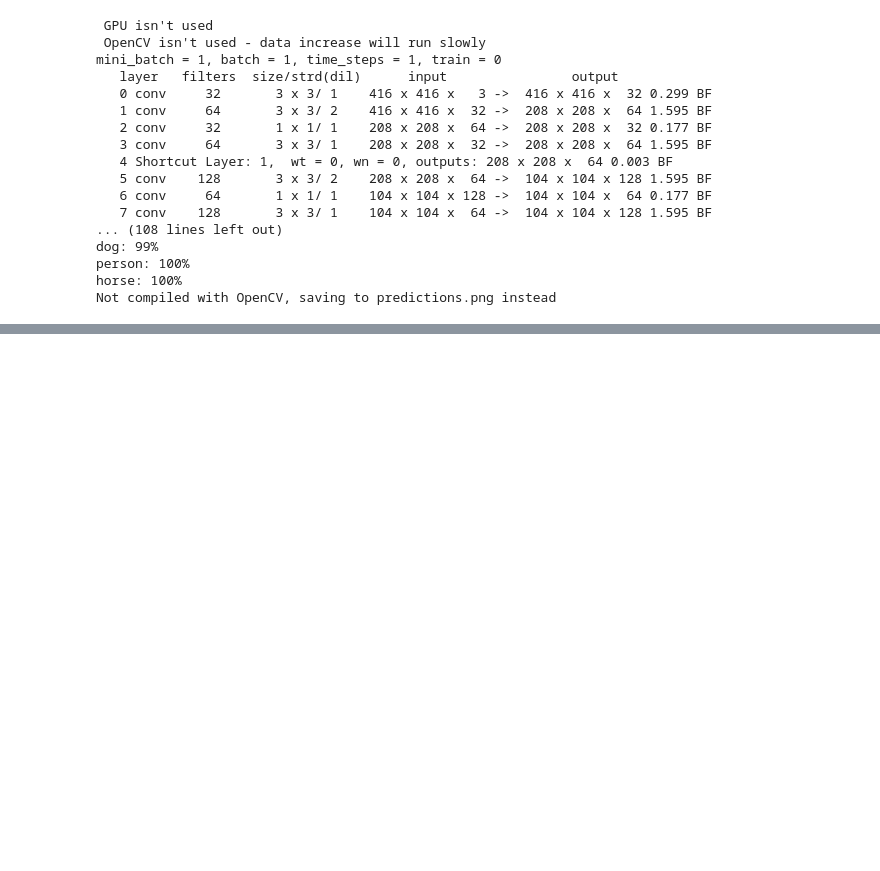
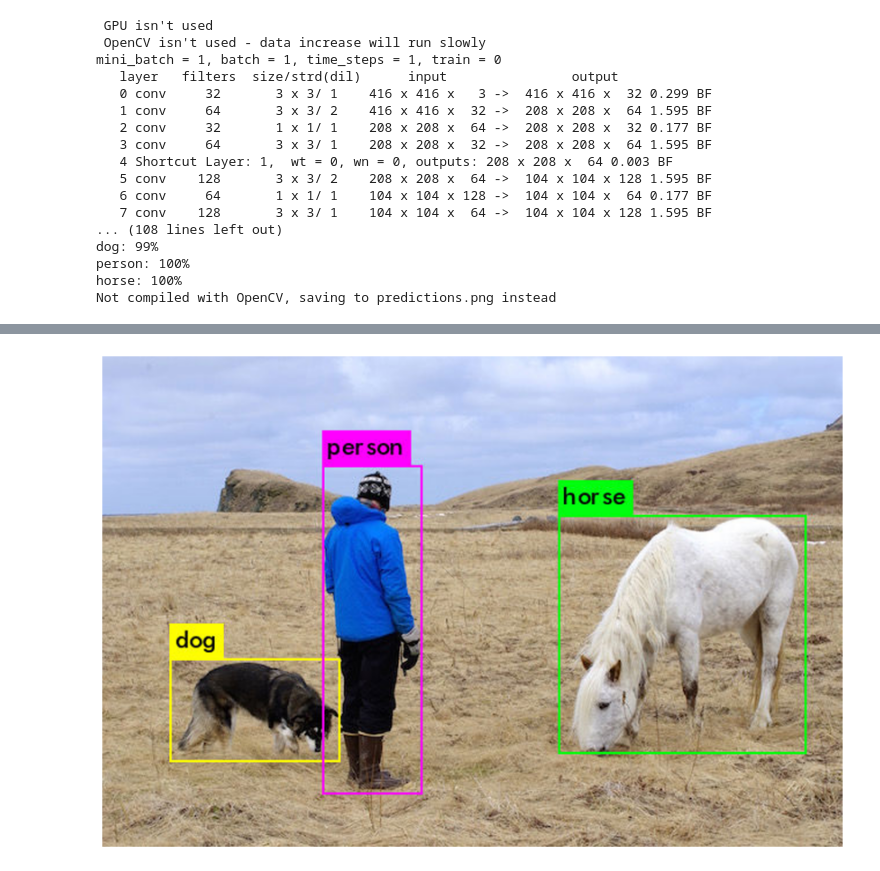
Before and after one commit to soodung2/colab, a Jupyter notebook: Untitled1.ipynb, the cells around one changed output, grey strips where cells are left out. Cells and saved outputs as stored; diff of their text form; code cells hidden in the pictures; blank space fills up the shorter version.

```diff
--- a/Untitled1.ipynb
+++ b/Untitled1.ipynb
@@ -400,0 +394,4 @@ error: failed to push some refs to 'https://github.com/AlexeyAB/darknet/'
+# %%
+imShow('predictions.jpg')
+# %% [output]
+[figure, added]
```
Also changed, not shown: parts of 1 cell of this notebook.
